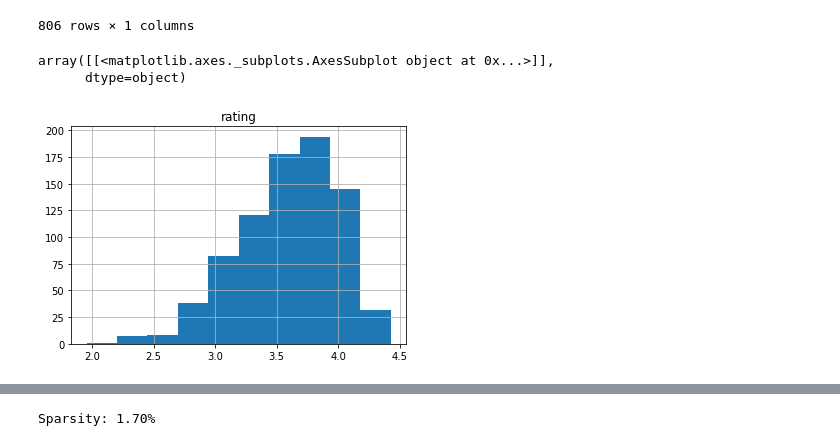
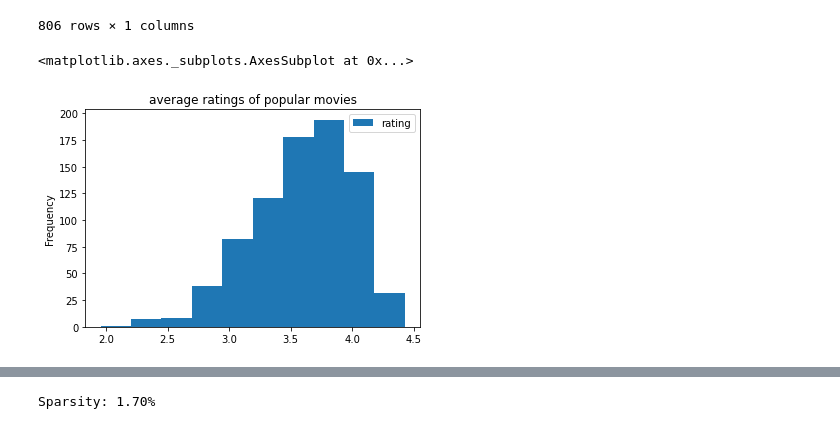
Before and after one commit to youmxr/CP421-Project, a Jupyter notebook: FinalProject.ipynb, the cells around one changed output, grey strips where cells are left out. Saved outputs shown, nothing was run; the diff lists cells and outputs as text; code cells hidden in the pictures.

```diff
--- a/FinalProject.ipynb
+++ b/FinalProject.ipynb
@@ -140,8 +139,7 @@ mean_ratings
 | Godzilla (1998) | 1.954545 |
 806 rows × 1 columns
 # %%
-mean_ratings.hist(bins=10)
+mean_ratings.plot(kind='hist', bins=10, title='average ratings of popular movies')
 # %% [output]
-array([[<matplotlib.axes._subplots.AxesSubplot object at 0x...>]],
-      dtype=object)
+<matplotlib.axes._subplots.AxesSubplot at 0x...>
-[figure, old version]
+[figure, new version]
```
Also changed, not shown: parts of 15 cells of this notebook.
